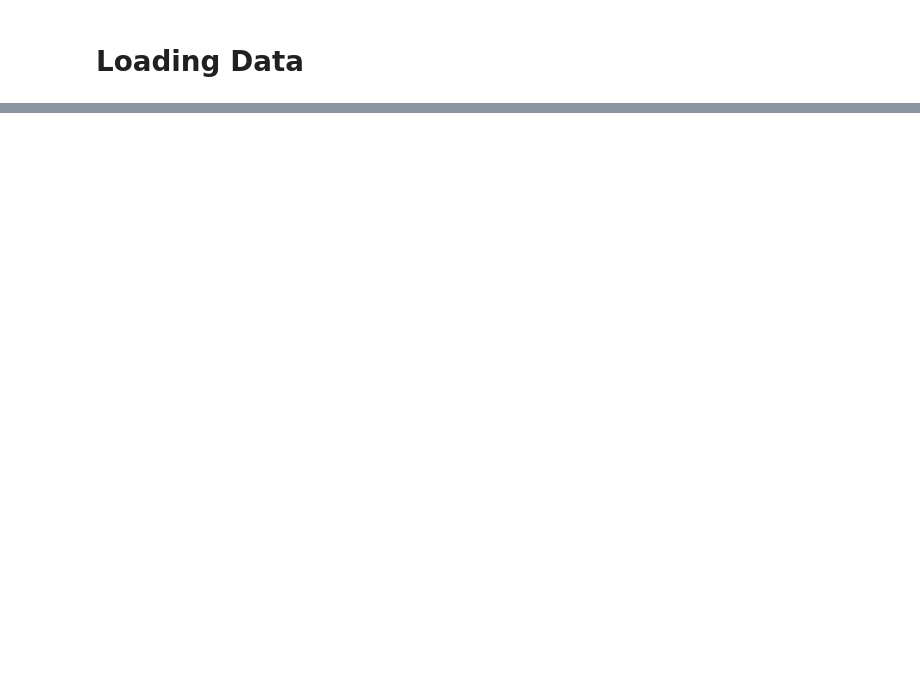
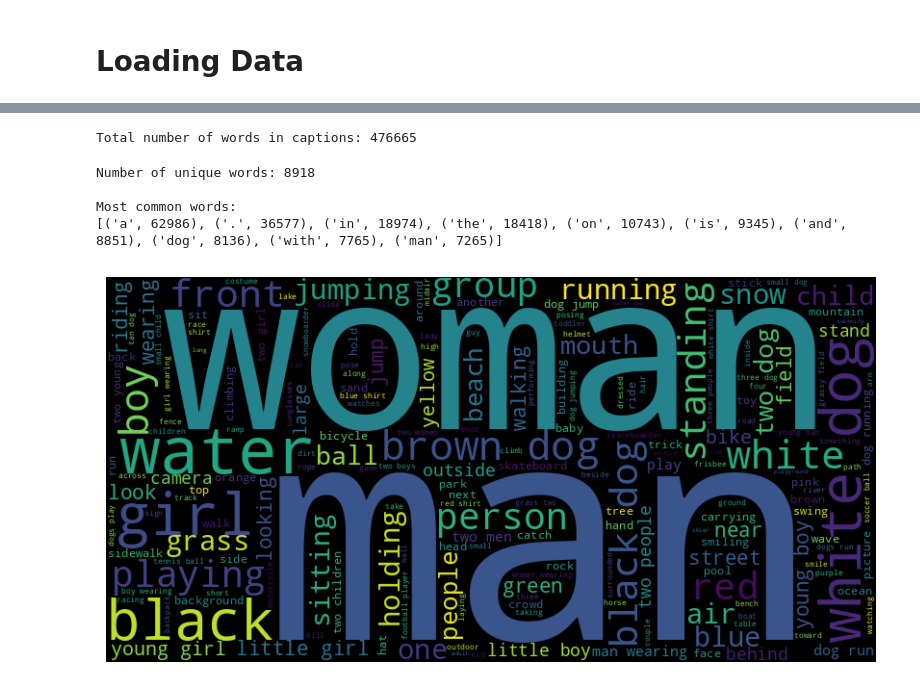
Before and after one commit to Ehsan0071/Ehsan0071-Final-Project-Semester-C-image-captioning, a Jupyter notebook: Project_Code.ipynb, the cells around one changed output, grey strips where cells are left out. Cells and saved outputs as stored; diff of their text form; code cells hidden in the pictures; blank space fills up the shorter version.

Commit message:
Data analysis

```diff
--- a/Project_Code.ipynb
+++ b/Project_Code.ipynb
@@ -21,18 +58,19 @@ os.chdir(project_path)
 # %% [markdown]
 # Loading Data
+# %%
+# Function to read Caption file
+def load_captions(captions_file):
+    # Loading the captions into a DataFrame
+    return pd.read_csv(captions_file, delimiter=',')
 # %%
-import pandas as pd
-from PIL import Image
-
-def load_dataset(image_dir, captions_file):
-    # Loading the captions into a DataFrame
-    captions_df = pd.read_csv(captions_file, delimiter=',', header=None, names=['image', 'caption'])
+# Function to Load data
+def load_dataset(image_dir, captions_df):
 
     # Dictionary to store the images and captions
     dataset = {}
 
     # Looping through the DataFrame and load images
-    for index, row in captions_df.iterrows():
+    for index, row in tqdm(captions_df.iterrows()):
         image_path = os.path.join(image_dir, row['image'])
         try:
             image = Image.open(image_path)
@@ -43,9 +81,12 @@ def load_dataset(image_dir, captions_file):
 
     return dataset
 
-image_dir = 'data/images'
+image_dir = 'data/Images'
 captions_file = 'data/captions.txt'
 
+# Loading captions
+captions_df = load_captions(captions_file)
+
 # Loading the dataset
-dataset = load_dataset(image_dir, captions_file)
+dataset = load_dataset(image_dir, captions_df)
 print("Dataset loaded successfully.")
@@ -61,0 +125,33 @@ image.show()
+# %%
+# Create a single string with all captions
+all_captions = ' '.join(captions_df['caption'].tolist()).lower()
+
+# Calculate the total number of words in the captions
+words = all_captions.split()
+print(f"\nTotal number of words in captions: {len(words)}")
+# %% [output]
+Total number of words in captions: 476665
+# %%
+# Calculate the number of unique words
+unique_words = set(words)
+print(f"Number of unique words: {len(unique_words)}")
+
+# Most common words
+word_counts = Counter(words)
+most_common = word_counts.most_common(10)
+print("\nMost common words:")
+print(most_common)
+# %% [output]
+Number of unique words: 8918
+
+Most common words:
+[('a', 62986), ('.', 36577), ('in', 18974), ('the', 18418), ('on', 10743), ('is', 9345), ('and', 8851), ('dog', 8136), ('with', 7765), ('man', 7265)]
+# %%
+# Generate a Word Cloud
+wordcloud = WordCloud(width=800, height=400, background_color='black').generate(all_captions)
+plt.figure(figsize=(10, 5))
+plt.imshow(wordcloud, interpolation='bilinear')
+plt.axis('off')
+plt.show()
+# %% [output]
+[figure, added]
```
Also changed, not shown: parts of 8 cells of this notebook.
